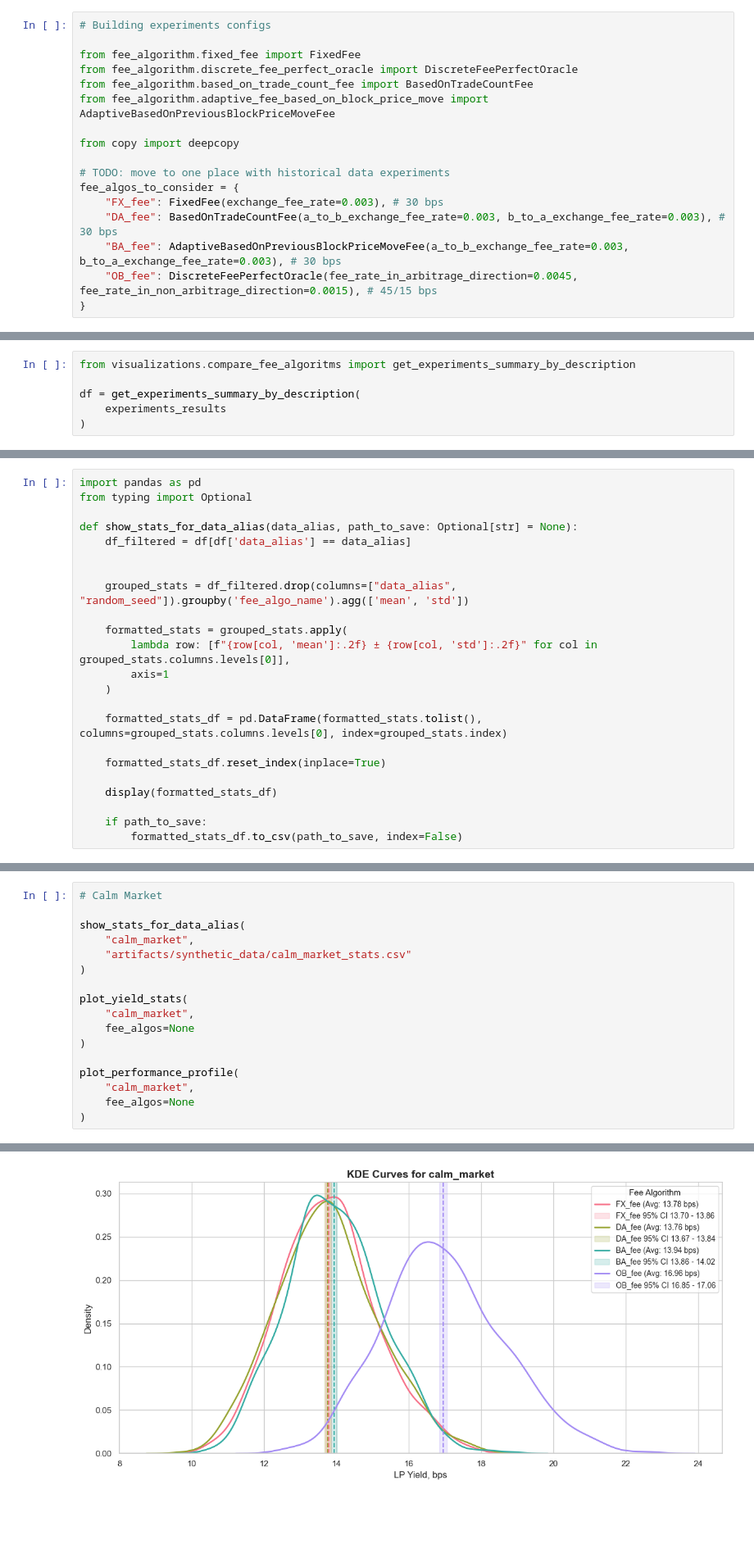
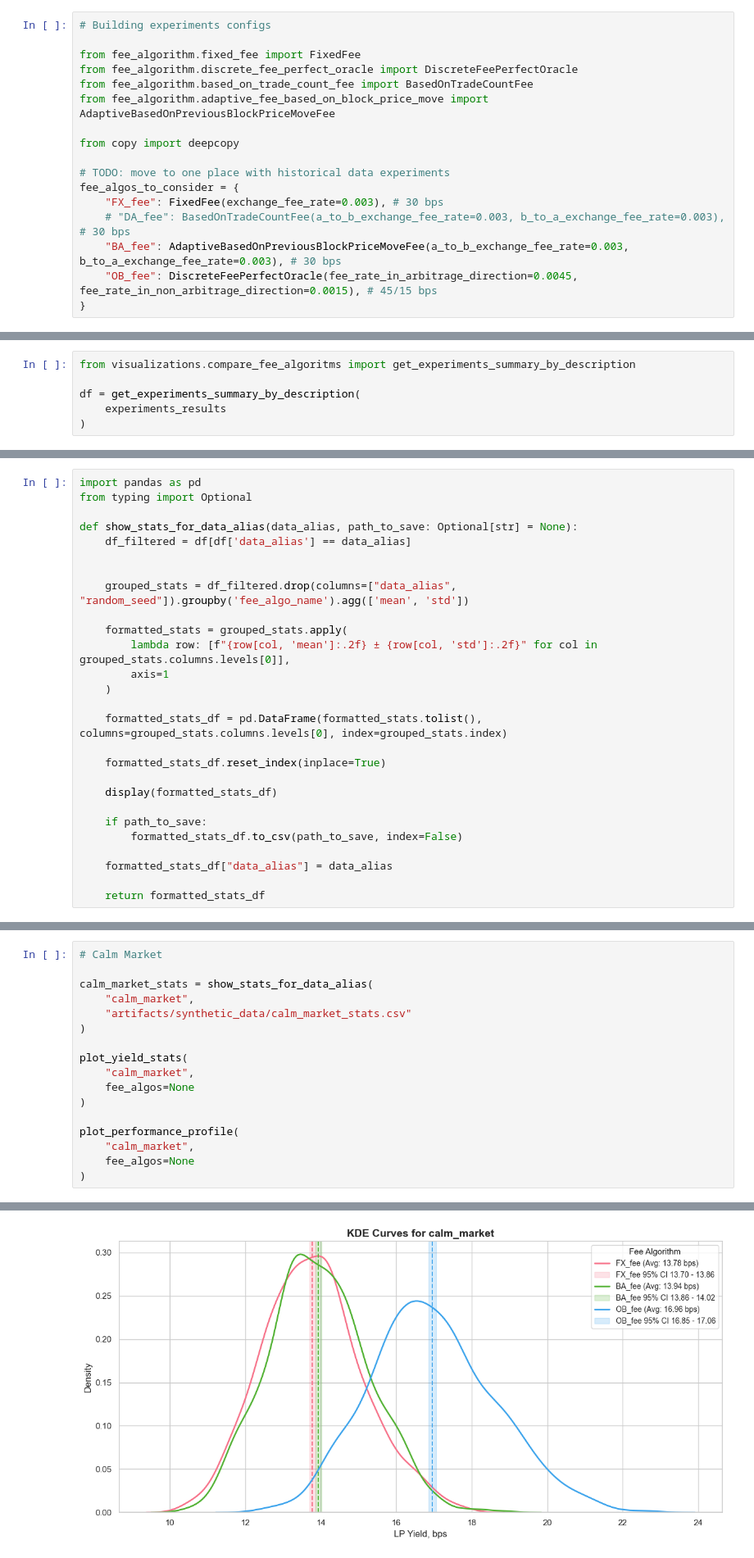
Before and after one commit to swnirk/Dex-Dynamic-Fee, a Jupyter notebook: visualizations/fee_algorithms_comparison_synth_data.ipynb, the cells around one changed output, grey strips where cells are left out. Shown at 82% size. Saved outputs shown, nothing was run; the diff lists cells and outputs as text; blank space fills up the shorter version.

```diff
--- a/visualizations/fee_algorithms_comparison_synth_data.ipynb
+++ b/visualizations/fee_algorithms_comparison_synth_data.ipynb
@@ -18,7 +18,7 @@ from copy import deepcopy
 # TODO: move to one place with historical data experiments
 fee_algos_to_consider = {
     "FX_fee": FixedFee(exchange_fee_rate=0.003), # 30 bps
-    "DA_fee": BasedOnTradeCountFee(a_to_b_exchange_fee_rate=0.003, b_to_a_exchange_fee_rate=0.003), # 30 bps
+    # "DA_fee": BasedOnTradeCountFee(a_to_b_exchange_fee_rate=0.003, b_to_a_exchange_fee_rate=0.003), # 30 bps
     "BA_fee": AdaptiveBasedOnPreviousBlockPriceMoveFee(a_to_b_exchange_fee_rate=0.003, b_to_a_exchange_fee_rate=0.003), # 30 bps
     "OB_fee": DiscreteFeePerfectOracle(fee_rate_in_arbitrage_direction=0.0045, fee_rate_in_non_arbitrage_direction=0.0015), # 45/15 bps
 }
@@ -165,6 +165,10 @@ def show_stats_for_data_alias(data_alias, path_to_save: Optional[str] = None):
 
     if path_to_save:
         formatted_stats_df.to_csv(path_to_save, index=False)
+
+    formatted_stats_df["data_alias"] = data_alias
+
+    return formatted_stats_df
 # %%
 import seaborn as sns
 import matplotlib.pyplot as plt
@@ -286,7 +289,7 @@ plot_performance_profile(
 # %%
 # Calm Market
 
-show_stats_for_data_alias(
+calm_market_stats = show_stats_for_data_alias(
     "calm_market",
     "artifacts/synthetic_data/calm_market_stats.csv"
 )
@@ -309 +311 @@ plot_performance_profile(
-[figure, old version]
+[figure, new version]
```
Also changed, not shown: parts of 9 cells of this notebook, 5 other files.
